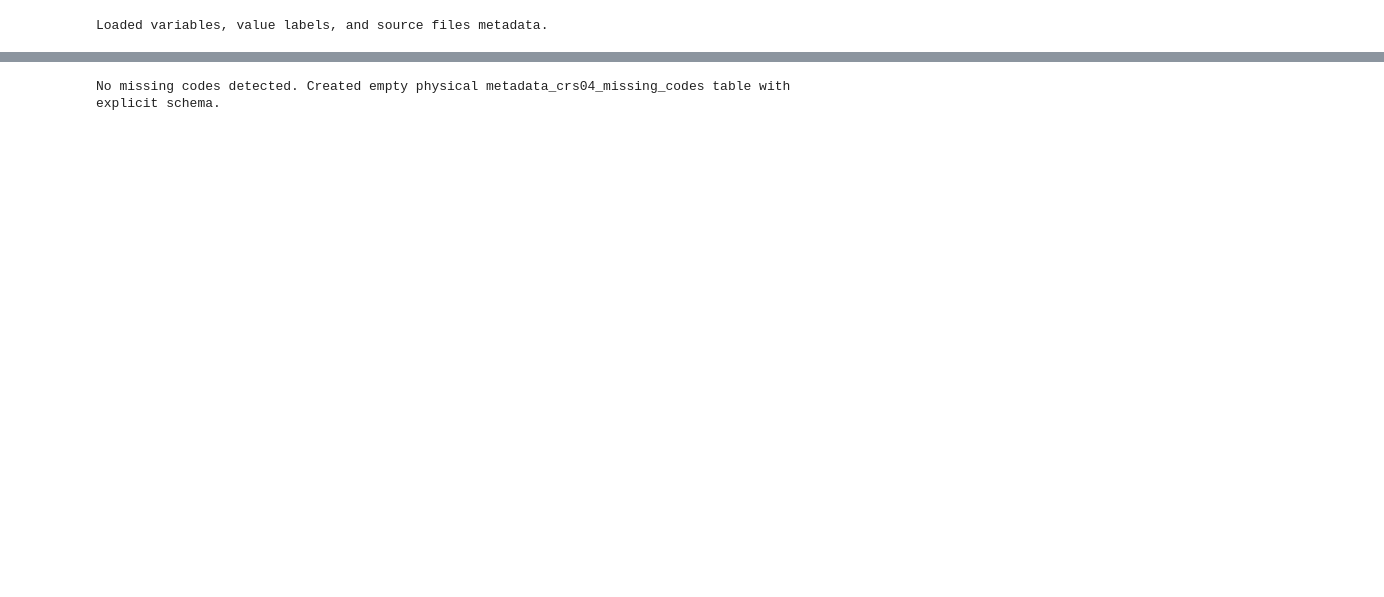
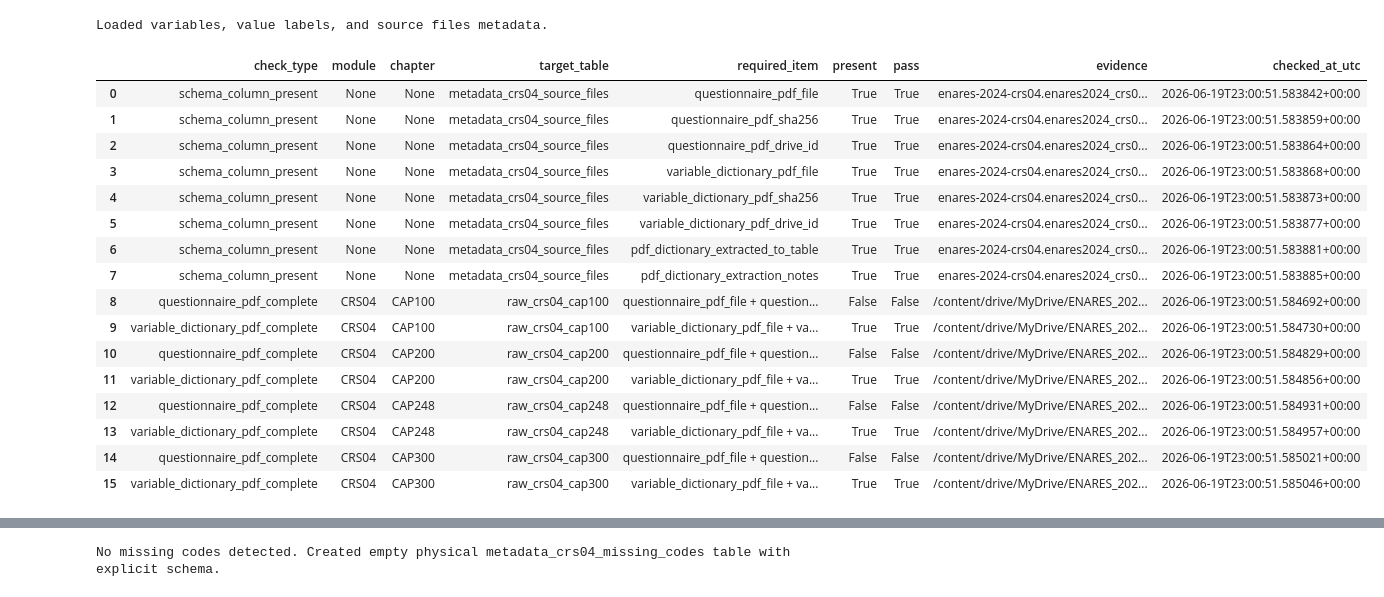
Before and after one commit to ascordero001-cell/enares-2024-crs04-ml, a Jupyter notebook: notebooks/02 bigquery/03_ENARES_2024_STAGE2_load_spss_metadata_to_bigquery.ipynb, the cells around one changed output, grey strips where cells are left out. Cells and saved outputs as stored; diff of their text form; code cells hidden in the pictures; blank space fills up the shorter version.

Commit message:
(stage02): add SPSS metadata extraction and governance tables

```diff
--- a/notebooks/02 bigquery/03_ENARES_2024_STAGE2_load_spss_metadata_to_bigquery.ipynb
+++ b/notebooks/02 bigquery/03_ENARES_2024_STAGE2_load_spss_metadata_to_bigquery.ipynb
@@ -254,3 +498,99 @@ source_files_df.to_gbq(
 print("Loaded variables, value labels, and source files metadata.")
 # %% [output]
 Loaded variables, value labels, and source files metadata.
+# %%
+# ============================================================
+# 4.1 Issue #18 competency check: PDF metadata and governance
+# Required output: ENARES_2024_STAGE2_competency_pdf_metadata_check.csv
+# ============================================================
+
+required_pdf_columns = [
+    "questionnaire_pdf_file",
+    "questionnaire_pdf_sha256",
+    "questionnaire_pdf_drive_id",
+    "variable_dictionary_pdf_file",
+    "variable_dictionary_pdf_sha256",
+    "variable_dictionary_pdf_drive_id",
+    "pdf_dictionary_extracted_to_table",
+    "pdf_dictionary_extraction_notes",
+]
+
+source_schema = {field.name for field in client.get_table(f"{PROJECT_ID}.{METADATA_DATASET}.metadata_crs04_source_files").schema}
+
+schema_checks = [
+    {
+        "check_type": "schema_column_present",
+        "module": None,
+        "chapter": None,
+        "target_table": "metadata_crs04_source_files",
+        "required_item": col,
+        "present": col in source_schema,
+        "pass": col in source_schema,
+        "evidence": f"{PROJECT_ID}.{METADATA_DATASET}.metadata_crs04_source_files",
+        "checked_at_utc": datetime.now(timezone.utc).isoformat(),
+    }
+    for col in required_pdf_columns
+]
+
+row_checks = []
+for _, r in source_files_df.iterrows():
+    row_checks.extend([
+        {
+            "check_type": "questionnaire_pdf_complete",
+            "module": r["module"],
+            "chapter": r["chapter"],
+            "target_table": r["target_table"],
+            "required_item": "questionnaire_pdf_file + questionnaire_pdf_sha256 + questionnaire_pdf_drive_id",
+            "present": bool(r.get("questionnaire_pdf_file")) and bool(r.get("questionnaire_pdf_sha256")) and bool(r.get("questionnaire_pdf_drive_id")),
+            "pass": bool(r.get("questionnaire_pdf_file")) and bool(r.get("questionnaire_pdf_sha256")) and bool(r.get("questionnaire_pdf_drive_id")),
+            "evidence": source_files_output,
+            "checked_at_utc": datetime.now(timezone.utc).isoformat(),
+        },
+        {
+            "check_type": "variable_dictionary_pdf_complete",
+            "module": r["module"],
+            "chapter": r["chapter"],
+            "target_table": r["target_table"],
+            "required_item": "variable_dictionary_pdf_file + variable_dictionary_pdf_sha256 + variable_dictionary_pdf_drive_id",
+            "present": bool(r.get("variable_dictionary_pdf_file")) and bool(r.get("variable_dictionary_pdf_sha256")) and bool(r.get("variable_dictionary_pdf_drive_id")),
+            "pass": bool(r.get("variable_dictionary_pdf_file")) and bool(r.get("variable_dictionary_pdf_sha256")) and bool(r.get("variable_dictionary_pdf_drive_id")),
+            "evidence": source_files_output,
+            "checked_at_utc": datetime.now(timezone.utc).isoformat(),
+        },
+    ])
+
+pdf_metadata_check = pd.DataFrame(schema_checks + row_checks)
+pdf_metadata_check_output = f"{LOG_DIR}/ENARES_2024_STAGE2_competency_pdf_metadata_check.csv"
+pdf_metadata_check.to_csv(pdf_metadata_check_output, index=False)
+
+display(pdf_metadata_check)
+print("PDF metadata competency check saved:", pdf_metadata_check_output)
+
+# Do not fail the whole Notebook 03 automatically: Notebook 03 can preserve SPSS metadata
+# even when official PDF Drive IDs still need manual/API registration. The integrated
+# closure notebook should require all pass == True for Issue #18.
+pdf_metadata_governance_pass = bool(pdf_metadata_check["pass"].all())
+print("pdf_metadata_governance_pass:", pdf_metadata_governance_pass)
+
+if not pdf_metadata_governance_pass:
+    incomplete = pdf_metadata_check.loc[~pdf_metadata_check["pass"], ["check_type", "module", "chapter", "target_table", "required_item"]]
+    print("Incomplete PDF governance items. Fill manual registry and rerun if required for final closure:")
+    display(incomplete)
+# %% [output]
+|  | check_type | module | chapter | target_table | required_item | present | pass | evidence | checked_at_utc |
+| 0 | schema_column_present | None | None | metadata_crs04_source_files | questionnaire_pdf_file | True | True | enares-2024-crs04.enares2024_crs0... | 2026-06-19T23:00:51.583842+00:00 |
+| 1 | schema_column_present | None | None | metadata_crs04_source_files | questionnaire_pdf_sha256 | True | True | enares-2024-crs04.enares2024_crs0... | 2026-06-19T23:00:51.583859+00:00 |
+| 2 | schema_column_present | None | None | metadata_crs04_source_files | questionnaire_pdf_drive_id | True | True | enares-2024-crs04.enares2024_crs0... | 2026-06-19T23:00:51.583864+00:00 |
+| 3 | schema_column_present | None | None | metadata_crs04_source_files | variable_dictionary_pdf_file | True | True | enares-2024-crs04.enares2024_crs0... | 2026-06-19T23:00:51.583868+00:00 |
+| 4 | schema_column_present | None | None | metadata_crs04_source_files | variable_dictionary_pdf_sha256 | True | True | enares-2024-crs04.enares2024_crs0... | 2026-06-19T23:00:51.583873+00:00 |
+| 5 | schema_column_present | None | None | metadata_crs04_source_files | variable_dictionary_pdf_drive_id | True | True | enares-2024-crs04.enares2024_crs0... | 2026-06-19T23:00:51.583877+00:00 |
+| 6 | schema_column_present | None | None | metadata_crs04_source_files | pdf_dictionary_extracted_to_table | True | True | enares-2024-crs04.enares2024_crs0... | 2026-06-19T23:00:51.583881+00:00 |
+| 7 | schema_column_present | None | None | metadata_crs04_source_files | pdf_dictionary_extraction_notes | True | True | enares-2024-crs04.enares2024_crs0... | 2026-06-19T23:00:51.583885+00:00 |
+| 8 | questionnaire_pdf_complete | CRS04 | CAP100 | raw_crs04_cap100 | questionnaire_pdf_file + question... | False | False | /content/drive/MyDrive/ENARES_202... | 2026-06-19T23:00:51.584692+00:00 |
+| 9 | variable_dictionary_pdf_complete | CRS04 | CAP100 | raw_crs04_cap100 | variable_dictionary_pdf_file + va... | True | True | /content/drive/MyDrive/ENARES_202... | 2026-06-19T23:00:51.584730+00:00 |
+| 10 | questionnaire_pdf_complete | CRS04 | CAP200 | raw_crs04_cap200 | questionnaire_pdf_file + question... | False | False | /content/drive/MyDrive/ENARES_202... | 2026-06-19T23:00:51.584829+00:00 |
+| 11 | variable_dictionary_pdf_complete | CRS04 | CAP200 | raw_crs04_cap200 | variable_dictionary_pdf_file + va... | True | True | /content/drive/MyDrive/ENARES_202... | 2026-06-19T23:00:51.584856+00:00 |
+| 12 | questionnaire_pdf_complete | CRS04 | CAP248 | raw_crs04_cap248 | questionnaire_pdf_file + question... | False | False | /content/drive/MyDrive/ENARES_202... | 2026-06-19T23:00:51.584931+00:00 |
+| 13 | variable_dictionary_pdf_complete | CRS04 | CAP248 | raw_crs04_cap248 | variable_dictionary_pdf_file + va... | True | True | /content/drive/MyDrive/ENARES_202... | 2026-06-19T23:00:51.584957+00:00 |
+| 14 | questionnaire_pdf_complete | CRS04 | CAP300 | raw_crs04_cap300 | questionnaire_pdf_file + question... | False | False | /content/drive/MyDrive/ENARES_202... | 2026-06-19T23:00:51.585021+00:00 |
+| 15 | variable_dictionary_pdf_complete | CRS04 | CAP300 | raw_crs04_cap300 | variable_dictionary_pdf_file + va... | True | True | /content/drive/MyDrive/ENARES_202... | 2026-06-19T23:00:51.585046+00:00 |
```
Also changed, not shown: parts of 16 cells of this notebook.
